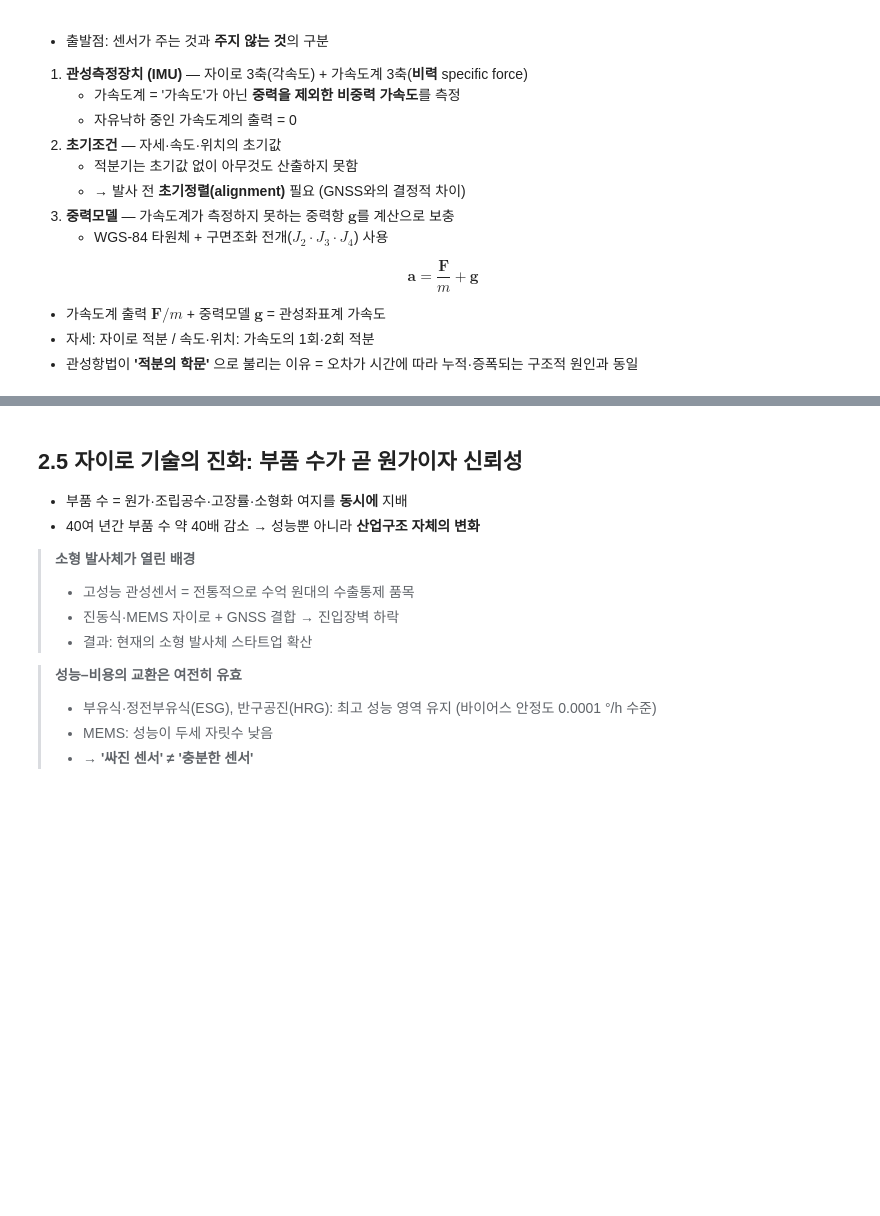
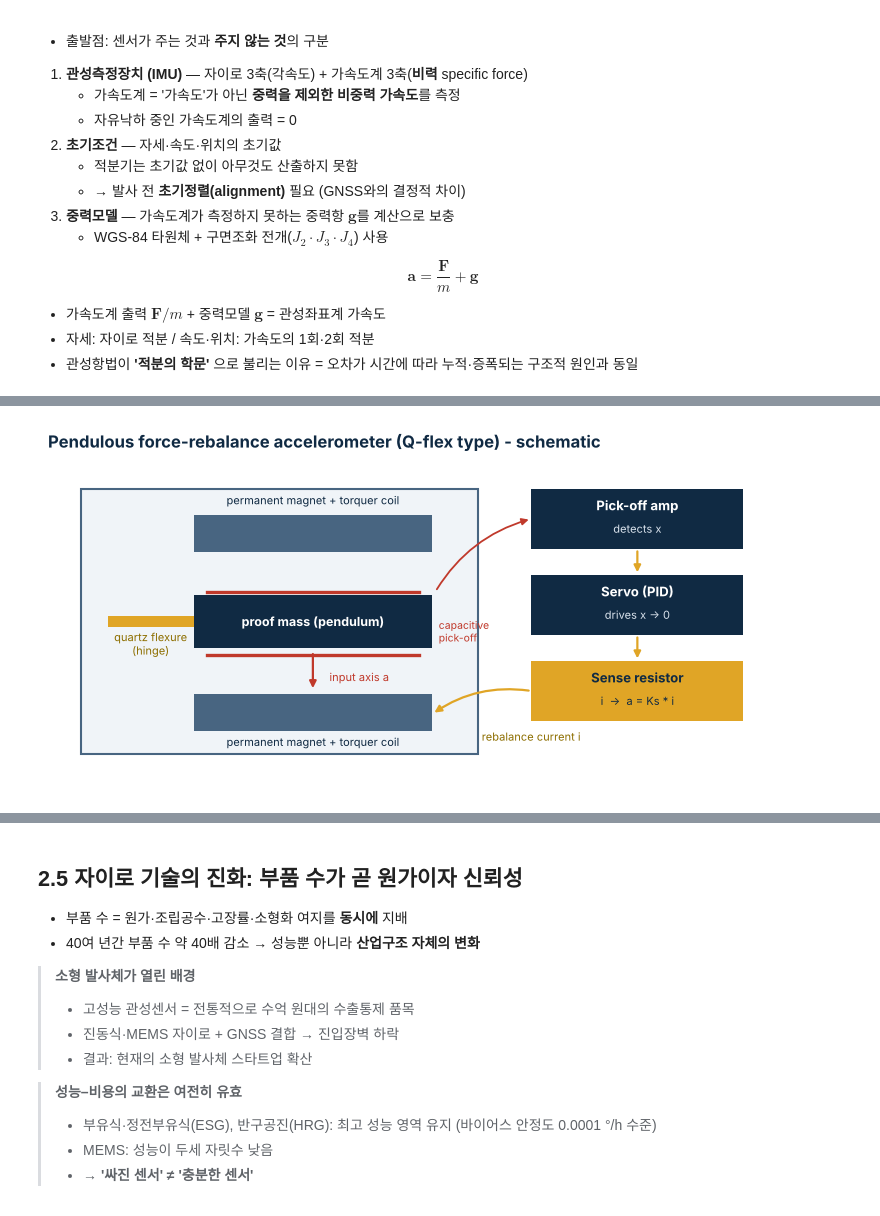
Before and after one commit to gabraxas/LVs-and-Policy, a Jupyter notebook: lecture/week05/week05_GNC.ipynb, the cells around one changed output, grey strips where cells are left out. Saved outputs shown, nothing was run; the diff lists cells and outputs as text; code cells hidden in the pictures; blank space fills up the shorter version.

```diff
--- a/lecture/week05/week05_GNC.ipynb
+++ b/lecture/week05/week05_GNC.ipynb
@@ -479,0 +324,4 @@ FOG (8 cm coil, 500 m fibre)  FOG                50.265
+# %%
+accel_schematic()
+# %% [output]
+[figure, added]
```
Also changed, not shown: parts of 74 cells of this notebook.
